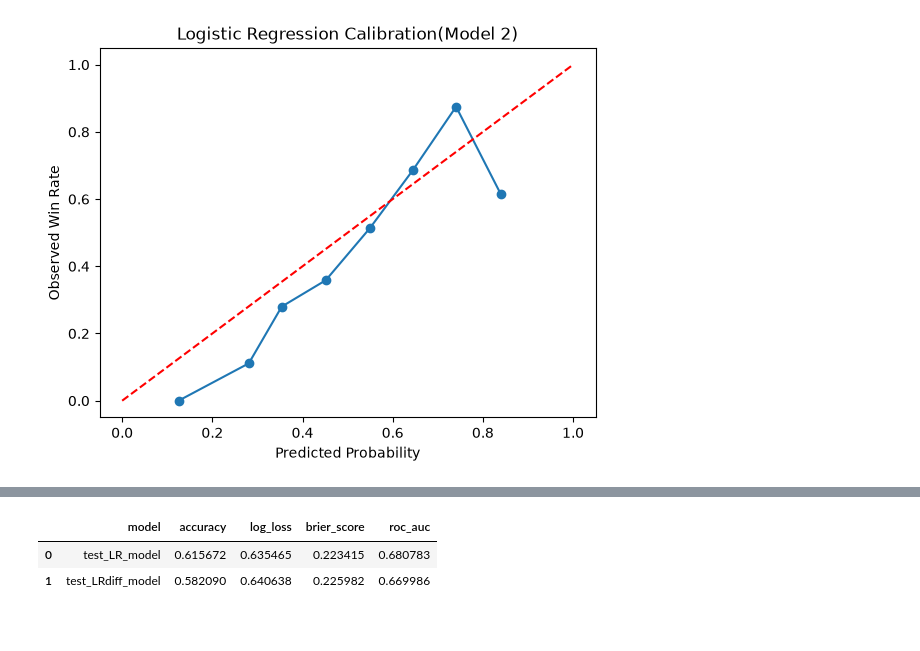
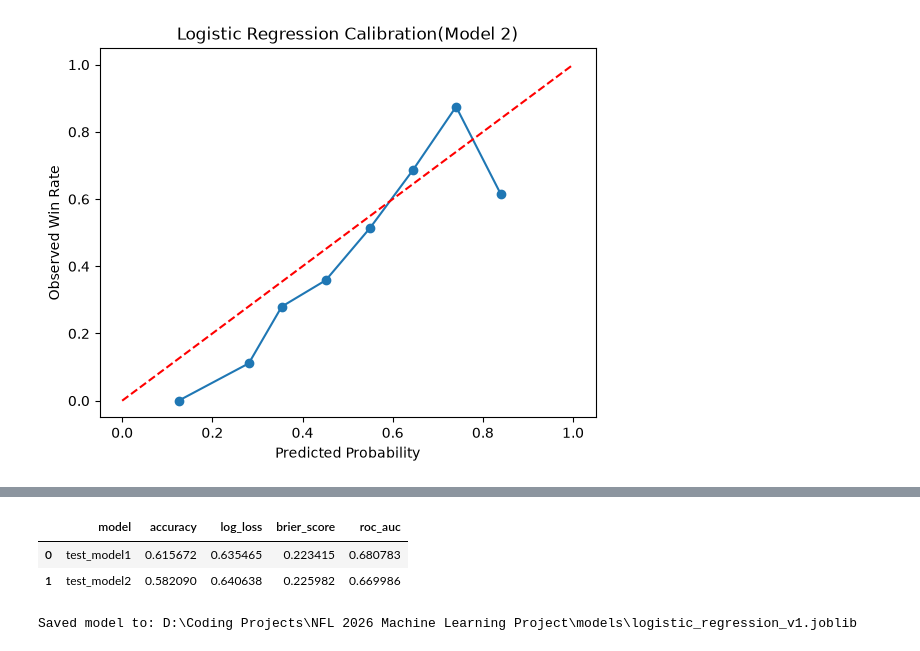
Before and after one commit to swcrockett/nfl-win-probability-model, a Jupyter notebook: notebooks/03_baseline_model.ipynb, the cells around one changed output, grey strips where cells are left out. Cells and saved outputs as stored; diff of their text form; code cells hidden in the pictures.

Commit message:
Logistic Regression Model Saved

```diff
--- a/notebooks/03_baseline_model.ipynb
+++ b/notebooks/03_baseline_model.ipynb
@@ -124,7 +158,7 @@ diff_features = [
     "ppg_diff",
     "ppg_allowed_diff",
     "win_pct_diff",
-    "rest_days_diff"
+    "rest_days_diff",
 ]
 # %%
 train = df[df['season'] <= 2023].copy()
@@ -292,14 +360,32 @@ test2_brier = brier_score_loss(y_test, test2_prob)
 test2_auc = roc_auc_score(y_test, test2_prob)
 # %%
 test_results = pd.DataFrame({
-    'model': ['test_LR_model', 'test_LRdiff_model'],
+    'model': ['test_model1', 'test_model2'],
     'accuracy': [test_accuracy, test2_accuracy],
     'log_loss': [test_logloss, test2_logloss],
     'brier_score': [test_brier, test2_brier],
     'roc_auc': [test_auc, test2_auc]
 })
 test_results.head()
 # %% [output]
 |  | model | accuracy | log_loss | brier_score | roc_auc |
-| 0 | test_LR_model | 0.615672 | 0.635465 | 0.223415 | 0.680783 |
-| 1 | test_LRdiff_model | 0.582090 | 0.640638 | 0.225982 | 0.669986 |
+| 0 | test_model1 | 0.615672 | 0.635465 | 0.223415 | 0.680783 |
+| 1 | test_model2 | 0.582090 | 0.640638 | 0.225982 | 0.669986 |
+# %%
+model_path = Path('../models/logistic_regression_v1.joblib')
+
+artifact = {
+    'model': model,
+    'features': features,
+    'target': 'home_win',
+    'decision_threshold': 0.5,
+    'training_seasons': '2010-2023',
+    'validation_season': 2024,
+    'test_season': 2025,
+}
+
+joblib.dump(artifact, model_path)
+
+print(f'Saved model to: {model_path.resolve()}')
+# %% [output]
+Saved model to: D:\Coding Projects\NFL 2026 Machine Learning Project\models\logistic_regression_v1.joblib
```
Also changed, not shown: parts of 6 cells of this notebook, 2 other files.
